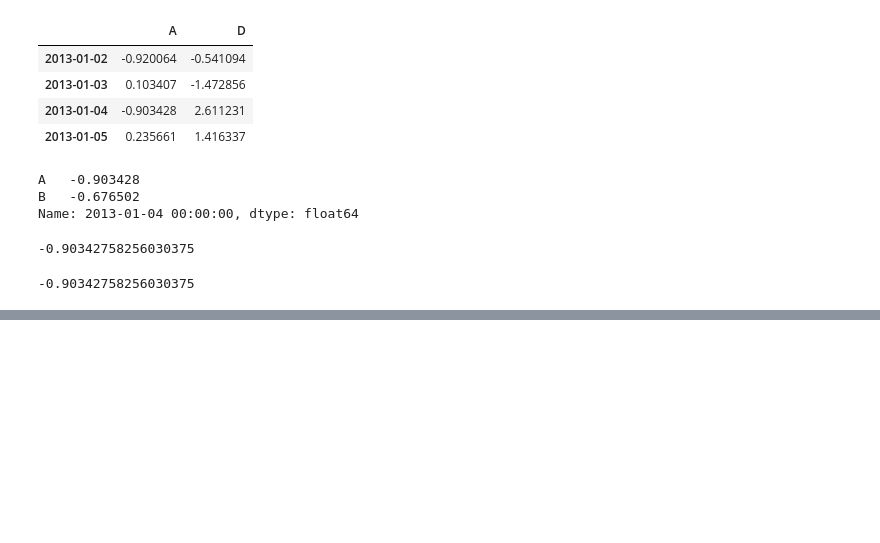
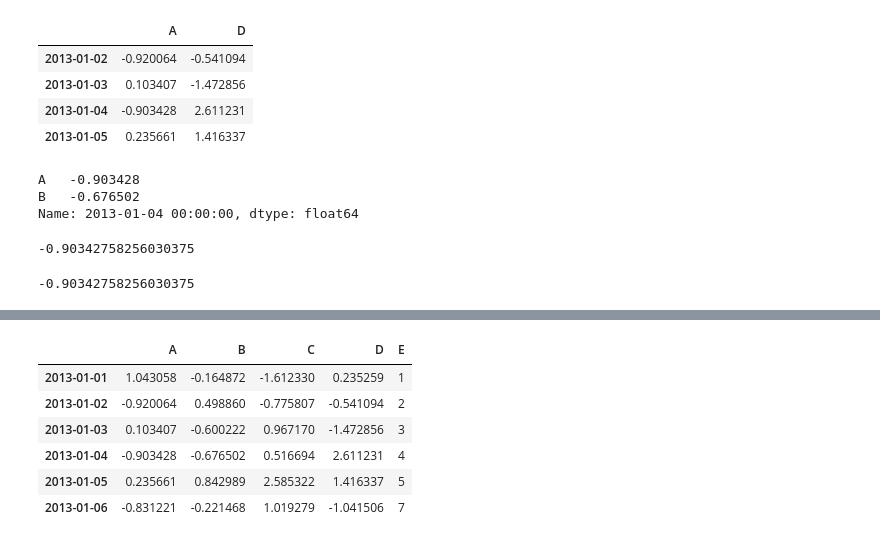
Before and after one commit to suriyadeepan/pandas, a Jupyter notebook: notebooks/10 Minutes to pandas.ipynb, the cells around one changed output, grey strips where cells are left out. Saved outputs shown, nothing was run; the diff lists cells and outputs as text; code cells hidden in the pictures; blank space fills up the shorter version.

```diff
--- a/notebooks/10 Minutes to pandas.ipynb
+++ b/notebooks/10 Minutes to pandas.ipynb
@@ -232,0 +292,4 @@ df.at[dates[3],'A']
+# %%
+# add new column
+s1 = pd.Series( [1,2,3,4,5,7], index=pd.date_range('20130101',periods=6))
+s1
@@ -232,0 +304,11 @@ df.at[dates[3],'A']
+# %%
+df['E'] = s1
+df
+# %% [output]
+|  | A | B | C | D | E |
+| 2013-01-01 | 1.043058 | -0.164872 | -1.612330 | 0.235259 | 1 |
+| 2013-01-02 | -0.920064 | 0.498860 | -0.775807 | -0.541094 | 2 |
+| 2013-01-03 | 0.103407 | -0.600222 | 0.967170 | -1.472856 | 3 |
+| 2013-01-04 | -0.903428 | -0.676502 | 0.516694 | 2.611231 | 4 |
+| 2013-01-05 | 0.235661 | 0.842989 | 2.585322 | 1.416337 | 5 |
+| 2013-01-06 | -0.831221 | -0.221468 | 1.019279 | -1.041506 | 7 |
```
Also changed, not shown: parts of 19 cells of this notebook.
